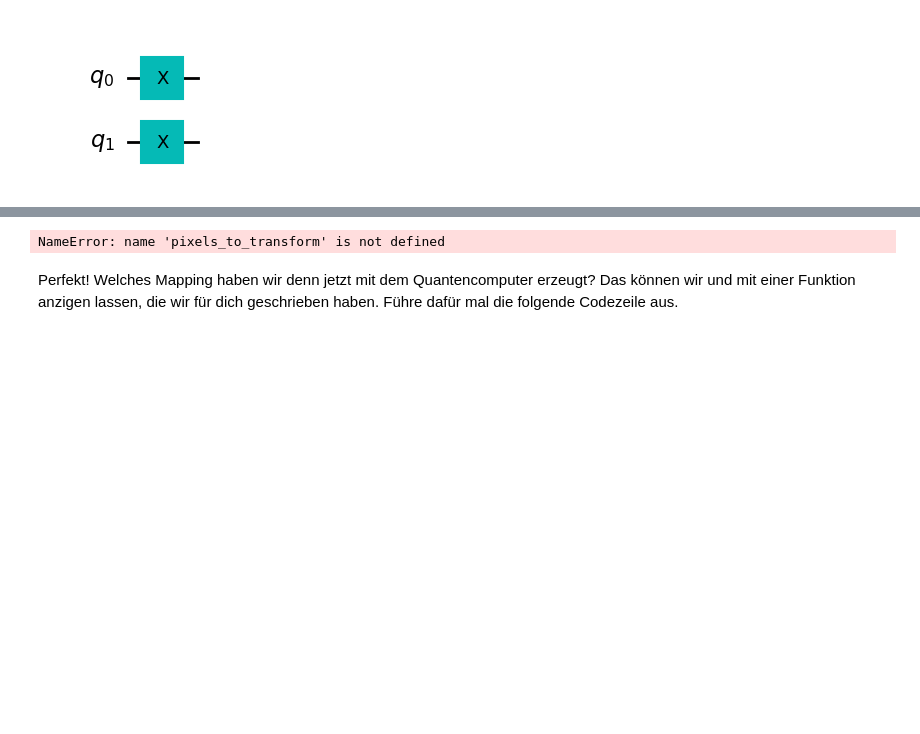
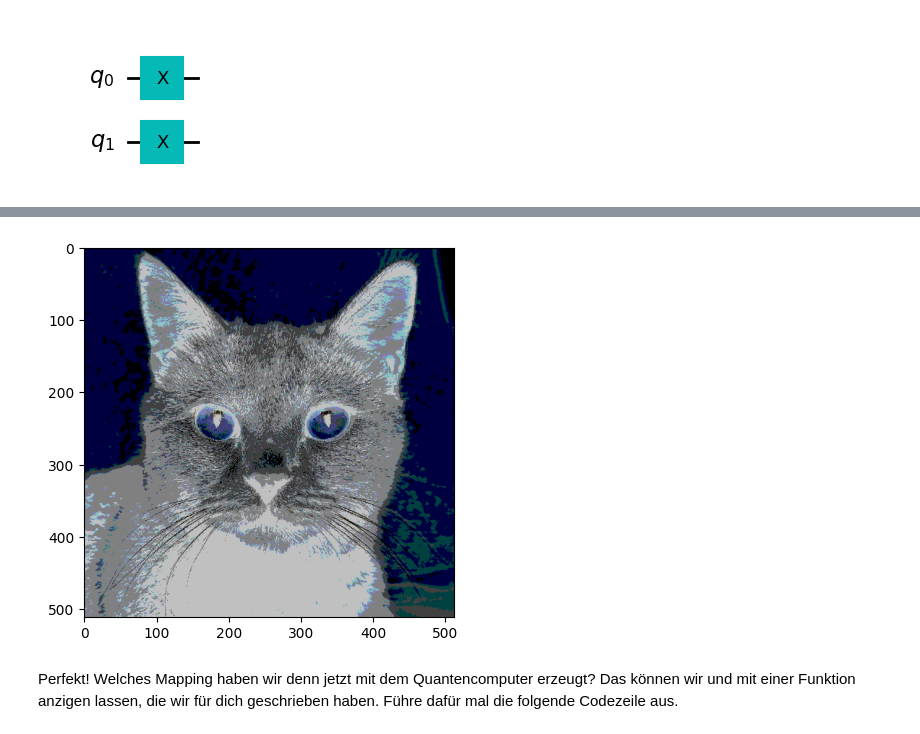
Before and after one commit to eileen-kuehn/intro_qc4images, a Jupyter notebook: worksheets/QolorQoding.ipynb, the cells around one changed output, grey strips where cells are left out. Saved outputs shown, nothing was run; the diff lists cells and outputs as text; code cells hidden in the pictures; blank space fills up the shorter version.

Commit message:
refactor: implement default pixels_to_transform

```diff
--- a/worksheets/QolorQoding.ipynb
+++ b/worksheets/QolorQoding.ipynb
@@ -144,9 +142,9 @@ Genau das wird in den folgenden Zeilen gemacht. Zuerst erzeugen wir ein `Mapping
 # %%
 mapping = create_mapping(quantum_circuit_3a)
-q_image = convert_image(my_qubit_count(), image, mapping, pixels_to_transform)
-imshow(q_image)
+q_image = convert_image(my_qubit_count(), image, mapping, my_pixels_to_transform())
+imshow(q_image);
 # %% [output]
-NameError: name 'pixels_to_transform' is not defined
+[figure, added]
 # %% [markdown]
 Perfekt! Welches Mapping haben wir denn jetzt mit dem Quantencomputer erzeugt? Das können wir und mit einer Funktion anzigen lassen, die wir für dich geschrieben haben. Führe dafür mal die folgende Codezeile aus.
 # %%
```
Also changed, not shown: parts of 8 cells of this notebook, 1 other file.
